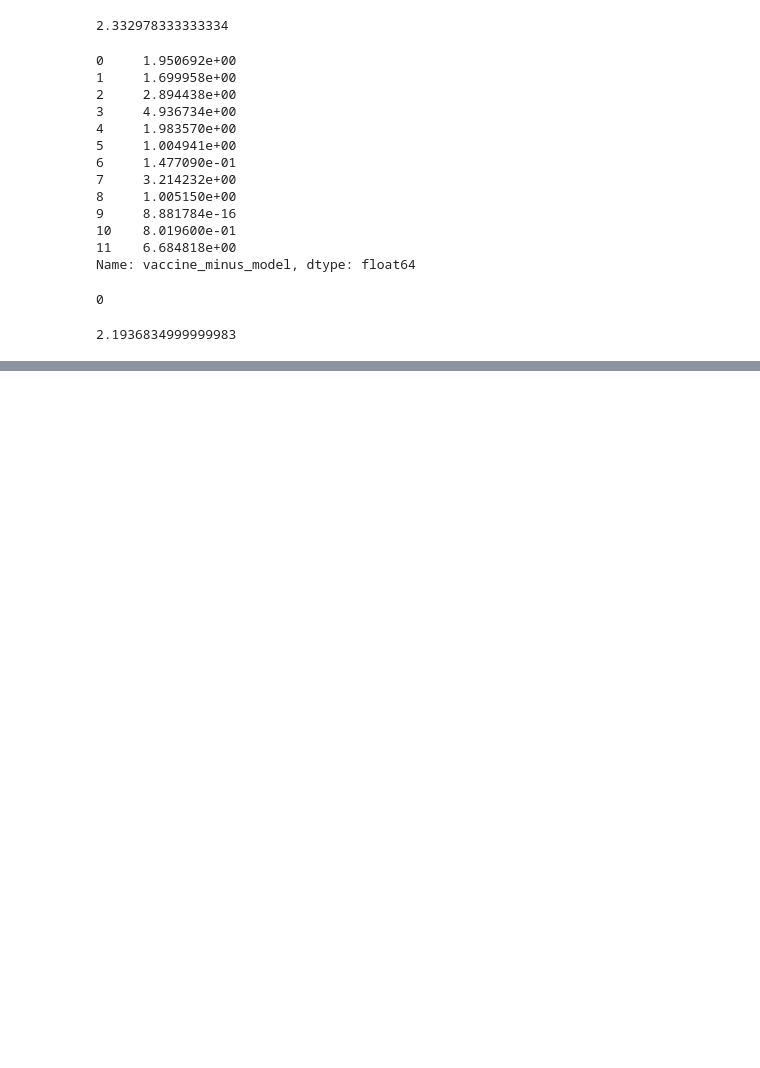
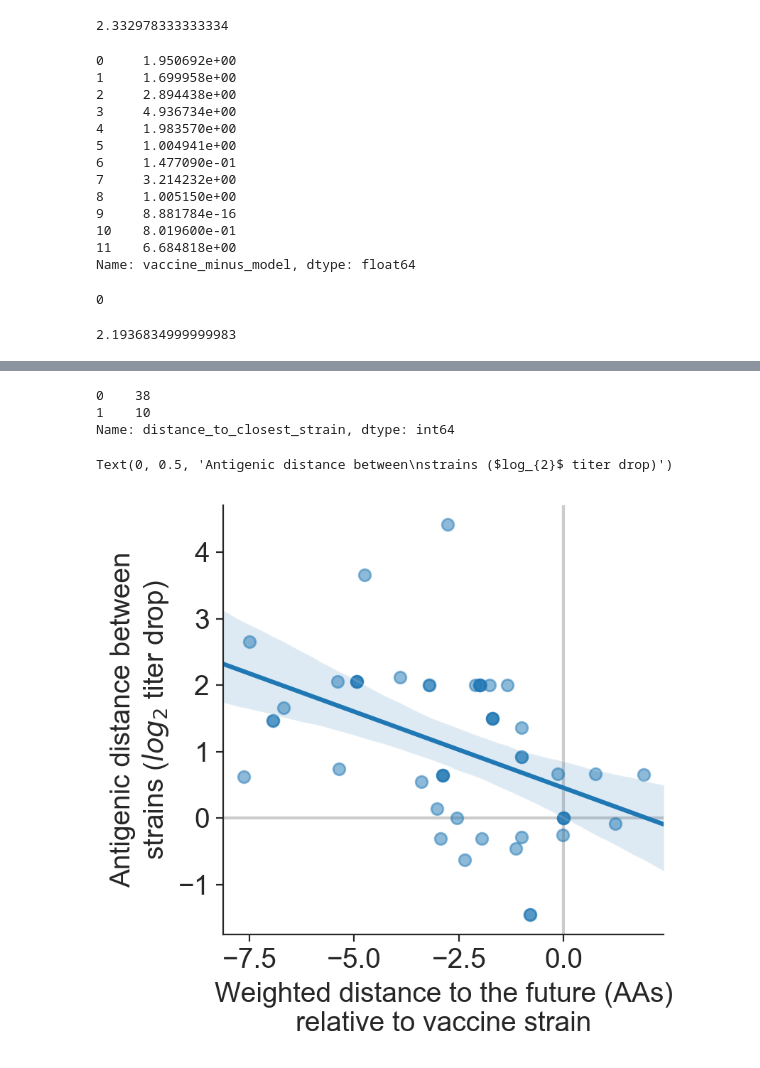
Before and after one commit to blab/flu-forecasting, a Jupyter notebook: logs/notebooks/vaccine-strain-comparison.ipynb, the cells around one changed output, grey strips where cells are left out. Cells and saved outputs as stored; diff of their text form; code cells hidden in the pictures; blank space fills up the shorter version.

```diff
--- a/logs/notebooks/vaccine-strain-comparison.ipynb
+++ b/logs/notebooks/vaccine-strain-comparison.ipynb
@@ -190,0 +277,2 @@ vaccine_forecasts
+# %%
+titers_df = pd.DataFrame(records)
@@ -842,0 +989,6 @@ merged_model_and_vaccine_naive["vaccine_minus_model"].mean()
+# %%
+closest_strains_and_vaccines = closest_strains.merge(
+    vaccine_forecasts,
+    on="timepoint",
+    suffixes=["", "_vaccine"]
+)
@@ -842,0 +1051,20 @@ merged_model_and_vaccine_naive["vaccine_minus_model"].mean()
+# %%
+antigenic_distances = []
+for index, row in closest_strains_and_vaccines.iterrows():
+    closest_strain, distance, log2_titer = find_closest_titers_to_vaccine_strain(
+        titers_df,
+        tips_with_sequence,
+        row["strain_vaccine"],
+        row["strain"]
+    )
+
+    antigenic_distances.append({
+        "timepoint": row["timepoint"],
+        "vaccine_strain": row["strain_vaccine"],
+        "model_strain": row["strain"],
+        "model": row["strain_type"],
+        "closest_strain": closest_strain,
+        "distance_to_closest_strain": distance,
+        "relative_distance_to_future": row["relative_distance_to_future"],
+        "log2_titer": log2_titer
+    })
@@ -842,0 +1079,2 @@ merged_model_and_vaccine_naive["vaccine_minus_model"].mean()
+# %%
+antigenic_distances_df = pd.DataFrame(antigenic_distances)
@@ -842,0 +1101,23 @@ merged_model_and_vaccine_naive["vaccine_minus_model"].mean()
+# %%
+antigenic_distances_df["distance_to_closest_strain"].value_counts()
+# %% [output]
+0    38
+1    10
+Name: distance_to_closest_strain, dtype: int64
+# %%
+fig, ax = plt.subplots(1, 1, figsize=(4, 4))
+sns.regplot(
+    antigenic_distances_df["relative_distance_to_future"],
+    antigenic_distances_df["log2_titer"],
+    ax=ax,
+    scatter_kws={"alpha": 0.5}
+)
+
+ax.axvline(x=0, color="#cccccc", zorder=-10)
+ax.axhline(y=0, color="#cccccc", zorder=-10)
+
+ax.set_xlabel("Weighted distance to the future (AAs)\nrelative to vaccine strain")
+ax.set_ylabel("Antigenic distance between\nstrains ($log_{2}$ titer drop)")
+# %% [output]
+Text(0, 0.5, 'Antigenic distance between\nstrains ($log_{2}$ titer drop)')
+[figure, added]
```
Also changed, not shown: parts of 36 cells of this notebook, 5 other files.
